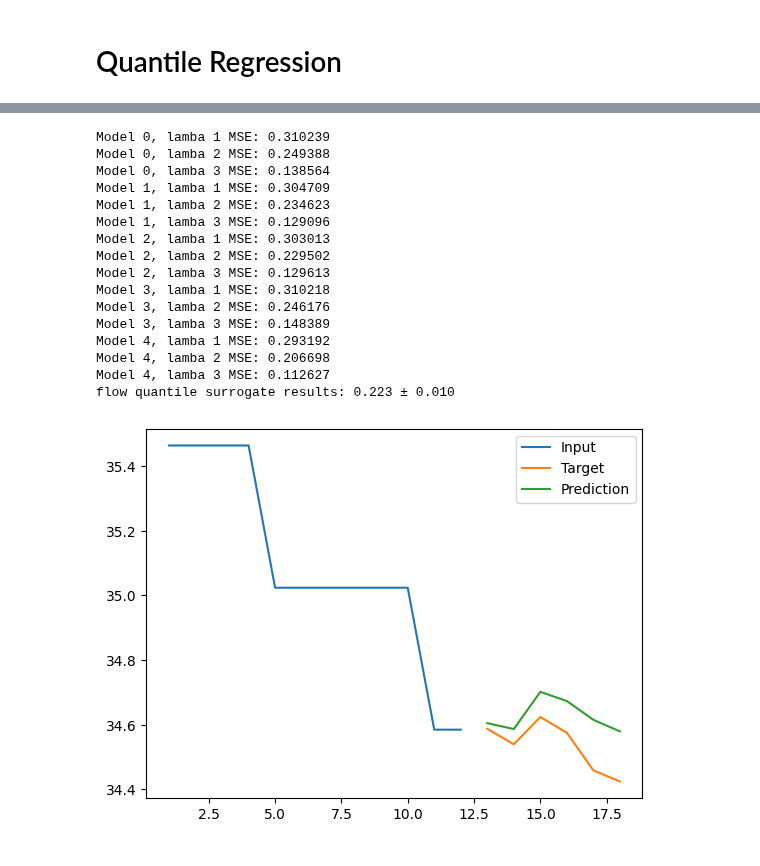
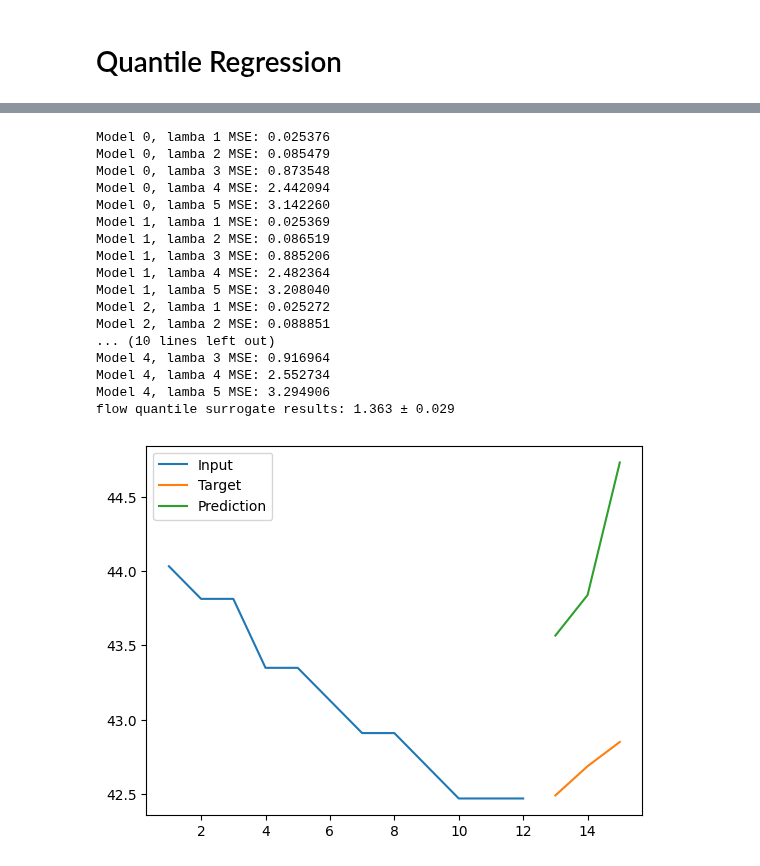
Before and after one commit to harrya32/HTI, a Jupyter notebook: rebuttal_baselines/2d_flow_matching.ipynb, the cells around one changed output, grey strips where cells are left out. Saved outputs shown, nothing was run; the diff lists cells and outputs as text; code cells hidden in the pictures.

Commit message:
testing quantile hti with shorter forecast horizon (3)

```diff
--- a/rebuttal_baselines/2d_flow_matching.ipynb
+++ b/rebuttal_baselines/2d_flow_matching.ipynb
@@ -1727,7 +1727,7 @@ def quantile_data_gen():
     Loads the ETT forecasted quantiles dataset.
     """
     data = torch.load("../quantile_regression/hti_data/hti_data_combined.pt")
-    data = data[[0,4]]
+    data = data[[0,-1]]
     data = data.to(device)
     return data
 ett_quantiles = quantile_data_gen()
@@ -2028,16 +2030,16 @@ ett_quantile_testing = quantile_test_data_gen()
 
 def cfm_quantile_ett_evaluation(model, lam):
     step_size = 0.05
-    T = torch.tensor([0, 0.15/0.8, 0.5, 0.65/0.8, 1])
+    T = torch.tensor([0, (0.1 - 0.01)/(0.99-0.01), (0.25 - 0.01)/(0.99-0.01), 0.5, (0.75 - 0.01)/(0.99-0.01), (0.9 - 0.01)/(0.99-0.01), 1])
     T = T.to(device=device)
-    x_init = ett_quantile_testing[0,1200:,12:]
-    cond = ett_quantile_testing[0,1200:,:12]
+    x_init = ett_quantile_testing[0,1200:,INPUT_LEN:]
+    cond = ett_quantile_testing[0,1200:,:INPUT_LEN]
     solver_0 = ODESolver(velocity_model=model)
     sol_0 = solver_0.sample(time_grid=T, x_init=x_init, cond=cond, method='midpoint', step_size=step_size, return_intermediates=True)
 
     mses = []
-    for i in range(177):
-        mse = ett_quantile_testing[lam][1200+i][12:].cpu().numpy() - sol_0[lam][i].cpu().numpy()
+    for i in range(180):
+        mse = ett_quantile_testing[lam][1200+i][INPUT_LEN:].cpu().numpy() - sol_0[lam][i].cpu().numpy()
         mses.append(np.mean(mse**2))
 
     return np.mean(mses)
@@ -2045,9 +2047,9 @@ def cfm_quantile_ett_evaluation(model, lam):
 mses = []
 for j in range(5):
     model_mses = []
-    for lam in [1,2,3]:
+    for lam in [1,2,3,4,5]:
         model_path = f'hti_quantile_models/cfm_quantile_ett_FiLM_model_{j}.pt'
-        model = FiLMMLP(input_dim=6, time_dim=1, cond_dim=12, hidden_dim=128).to(device)
+        model = FiLMMLP(input_dim=FORECAST_LEN, time_dim=1, cond_dim=INPUT_LEN, hidden_dim=128).to(device)
         wrapped_model = WrappedModel(model)
         wrapped_model.load_state_dict(torch.load(model_path))
         model.eval()
@@ -2058,44 +2060,42 @@ for j in range(5):
 
 print_results([np.mean(i) for i in mses],'flow quantile surrogate results')
 # %% [output]
-Model 0, lamba 1 MSE: 0.310239
-Model 0, lamba 2 MSE: 0.249388
-Model 0, lamba 3 MSE: 0.138564
-Model 1, lamba 1 MSE: 0.304709
-Model 1, lamba 2 MSE: 0.234623
-Model 1, lamba 3 MSE: 0.129096
-Model 2, lamba 1 MSE: 0.303013
-Model 2, lamba 2 MSE: 0.229502
-Model 2, lamba 3 MSE: 0.129613
-Model 3, lamba 1 MSE: 0.310218
-Model 3, lamba 2 MSE: 0.246176
-Model 3, lamba 3 MSE: 0.148389
-Model 4, lamba 1 MSE: 0.293192
-Model 4, lamba 2 MSE: 0.206698
-Model 4, lamba 3 MSE: 0.112627
-flow quantile surrogate results: 0.223 ± 0.010
+Model 0, lamba 1 MSE: 0.025376
+Model 0, lamba 2 MSE: 0.085479
+Model 0, lamba 3 MSE: 0.873548
+Model 0, lamba 4 MSE: 2.442094
+Model 0, lamba 5 MSE: 3.142260
+Model 1, lamba 1 MSE: 0.025369
+Model 1, lamba 2 MSE: 0.086519
+Model 1, lamba 3 MSE: 0.885206
+Model 1, lamba 4 MSE: 2.482364
+Model 1, lamba 5 MSE: 3.208040
+Model 2, lamba 1 MSE: 0.025272
+Model 2, lamba 2 MSE: 0.088851
+... (10 lines left out)
+Model 4, lamba 3 MSE: 0.916964
+Model 4, lamba 4 MSE: 2.552734
+Model 4, lamba 5 MSE: 3.294906
+flow quantile surrogate results: 1.363 ± 0.029
 # %%
 step_size = 0.05
-T = torch.tensor([0, 0.15/0.8, 0.5, 0.65/0.8, 1])
+T = torch.tensor([0, (0.1 - 0.01)/(0.99-0.01), (0.25 - 0.01)/(0.99-0.01), 0.5, (0.75 - 0.01)/(0.99-0.01), (0.9 - 0.01)/(0.99-0.01), 1])
 T = T.to(device=device)
-x_init = ett_quantiles[0,1200:,12:]
-cond = ett_quantiles[0,1200:,:12]
+x_init = ett_quantiles[0,1200:,INPUT_LEN:]
+cond = ett_quantiles[0,1200:,:INPUT_LEN]
 solver_0 = ODESolver(velocity_model=wrapped_vf_0)
 sol_0 = solver_0.sample(time_grid=T, x_init=x_init, cond=cond, method='midpoint', step_size=step_size, return_intermediates=True)
-sol_0
-ett_quantile_testing[0][0]
-sol_0[0][0]
 mses = []
-quantile = 4
-for i in [20]:
-    mse = ett_quantile_testing[quantile][1200+i][12:].cpu().numpy() - sol_0[quantile][i].cpu().numpy()
-    plt.plot(np.linspace(1, 12, 12), ett_quantile_testing[quantile][1200+i][:12].cpu().numpy(), label='Input')
-    plt.plot(np.linspace(13, 18, 6),ett_quantile_testing[quantile][1200+i][12:].cpu().numpy(), label='Target')
-    plt.plot(np.linspace(13, 18, 6),sol_0[quantile][i].cpu().numpy(), label='Prediction')
+quantile = 5
+for i in [100]:
+    mse = ett_quantile_testing[quantile][1200+i][INPUT_LEN:].cpu().numpy() - sol_0[quantile][i].cpu().numpy()
+    plt.plot(np.linspace(1, INPUT_LEN, INPUT_LEN), ett_quantile_testing[quantile][1200+i][:INPUT_LEN].cpu().numpy(), label='Input')
+    plt.plot(np.linspace(INPUT_LEN+1, INPUT_LEN+FORECAST_LEN, FORECAST_LEN),ett_quantile_testing[quantile][1200+i][INPUT_LEN:].cpu().numpy(), label='Target')
+    plt.plot(np.linspace(INPUT_LEN+1, INPUT_LEN+FORECAST_LEN, FORECAST_LEN),sol_0[quantile][i].cpu().numpy(), label='Prediction')
     plt.legend()
     mses.append(np.mean(mse**2))
 # %% [output]
-[figure, old version]
+[figure, new version]
 # %%
 mses
 # %% [output]
```
Also changed, not shown: parts of 3 cells of this notebook, 36 other files.
